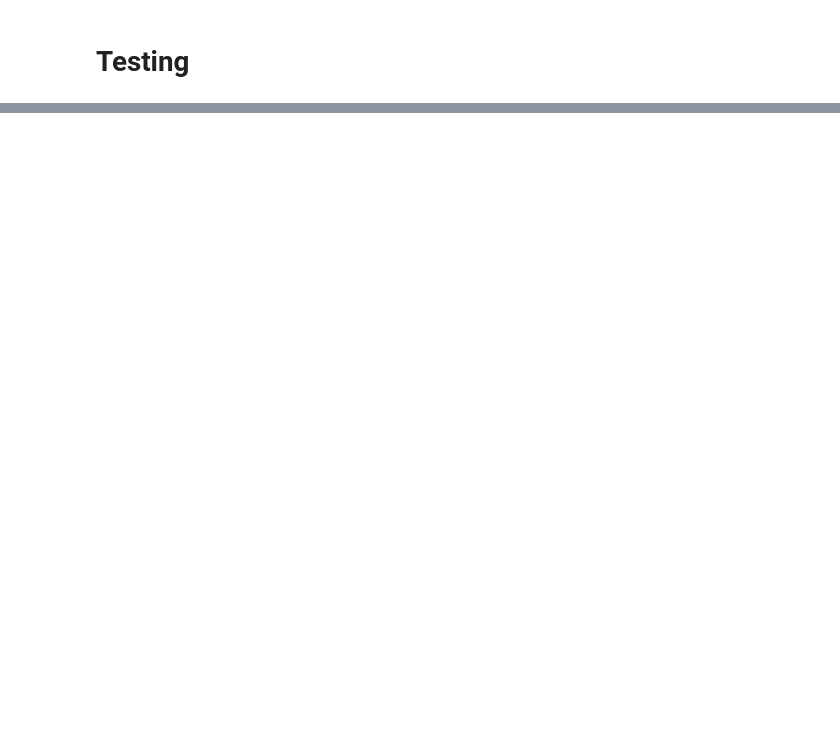
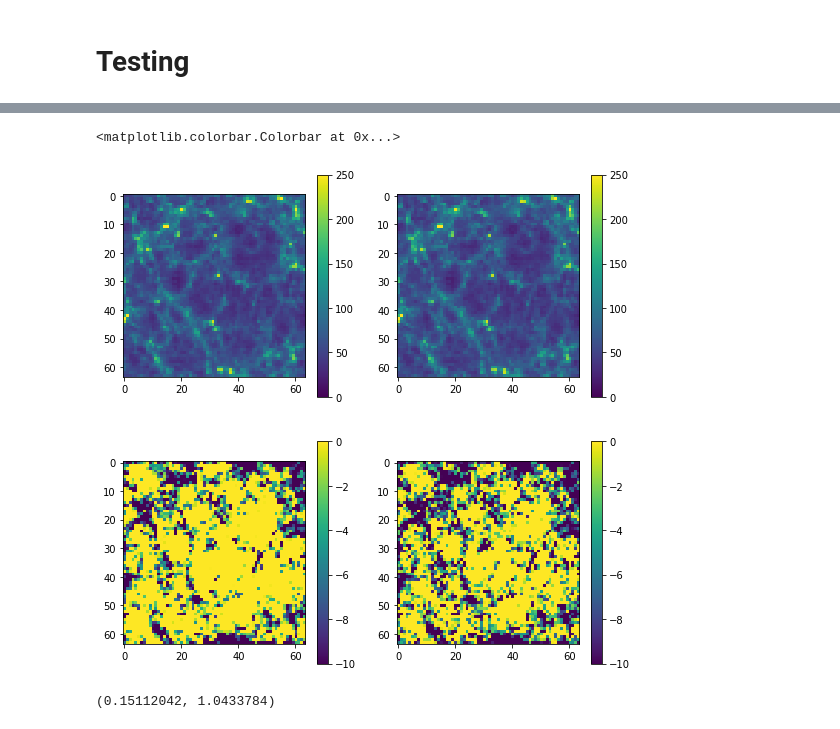
Before and after one commit to modichirag/galmodel, a Jupyter notebook: notebooks/example_vireg.ipynb, the cells around one changed output, grey strips where cells are left out. Cells and saved outputs as stored; diff of their text form; code cells hidden in the pictures; blank space fills up the shorter version.

```diff
--- a/notebooks/example_vireg.ipynb
+++ b/notebooks/example_vireg.ipynb
@@ -464,0 +474,18 @@ imshow(targets[1,:,:,:,0].sum(axis=-1))
+# %%
+x1, x2 = 0, -1
+fig, ax = plt.subplots(2, 2, figsize = (9, 9))
+im = ax[0, 0].imshow(xxm[0,x1:x2,...,0].sum(axis=0), vmin=0, vmax=250)
+plt.colorbar(im, ax=ax[0, 0])
+im = ax[0, 1].imshow((xxm+noise)[0,x1:x2,...,0].sum(axis=0), vmin=0, vmax=250)
+plt.colorbar(im, ax=ax[0, 1])
+im = ax[1, 0].imshow(dmloglik[0, x1:x2,...].sum(axis=0), vmin=-10, vmax=0)
+plt.colorbar(im, ax=ax[1, 0])
+im = ax[1, 1].imshow(dmloglik0[0,x1:x2,...].sum(axis=0), vmin=-10, vmax=0)
+plt.colorbar(im, ax=ax[1, 1])
+# %% [output]
+<matplotlib.colorbar.Colorbar at 0x...>
+[figure, added]
+# %%
+sigmadm0.min(), sigmadm0.max()
+# %% [output]
+(0.15112042, 1.0433784)
```
Also changed, not shown: parts of 25 cells of this notebook, 3 other files.
